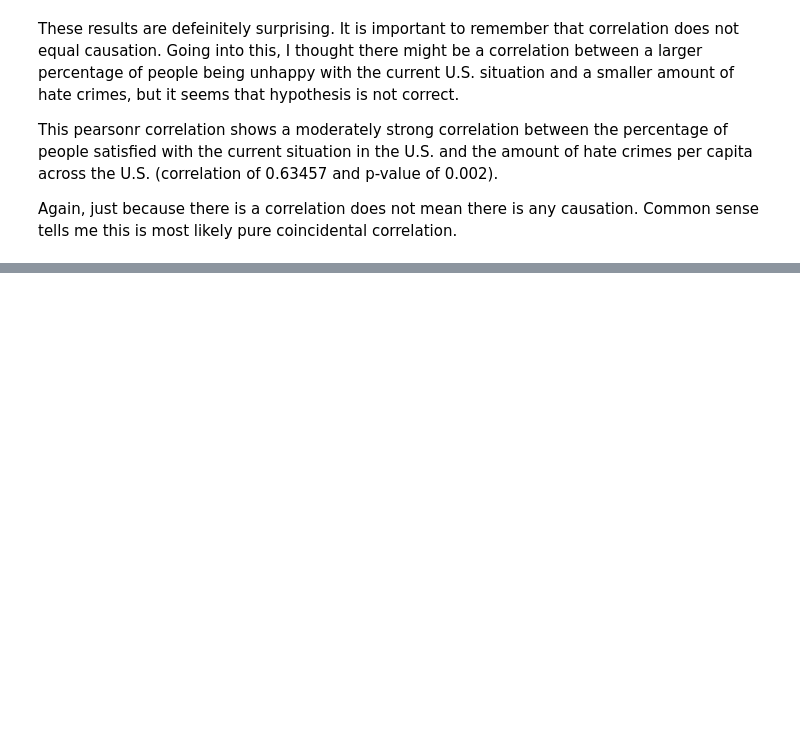
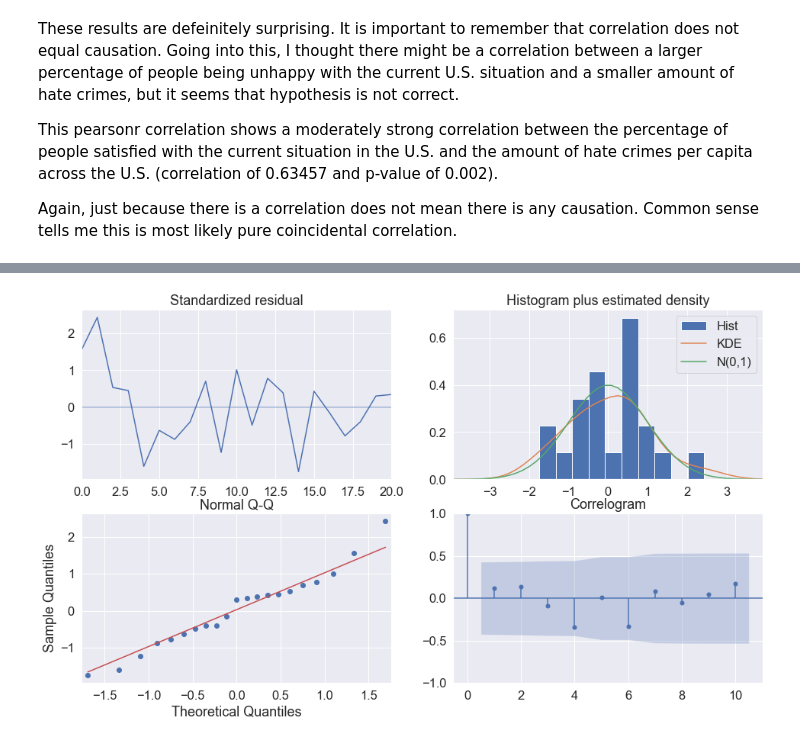
Before and after one commit to scdone/us_hate_crime_analysis_1991-2020, a Jupyter notebook: jupyter_notebooks/analysis/correlation_analysis.ipynb, the cells around one changed output, grey strips where cells are left out. Saved outputs shown, nothing was run; the diff lists cells and outputs as text; code cells hidden in the pictures; blank space fills up the shorter version.

```diff
--- a/jupyter_notebooks/analysis/correlation_analysis.ipynb
+++ b/jupyter_notebooks/analysis/correlation_analysis.ipynb
@@ -497,0 +430,2 @@ Warnings:
+# %%
+predictors = df[['percent_accepting_homosexuality', 'percent_favor_gay_marriage']]
@@ -497,0 +436,3 @@ Warnings:
+# %%
+anti_gay_auto = pm.auto_arima(y=anti_gay, exogenous=predictors, suppress_warnings=False, maxiter=10000, stationary=False, trend="c")
+anti_gay_auto.summary()
@@ -497,0 +459,5 @@ Warnings:
+# %%
+fig = plt.figure(figsize=(16,9))
+anti_gay_auto.plot_diagnostics(fig=fig);
+# %% [output]
+[figure, added]
```
Also changed, not shown: parts of 54 cells of this notebook, 5 other files.
